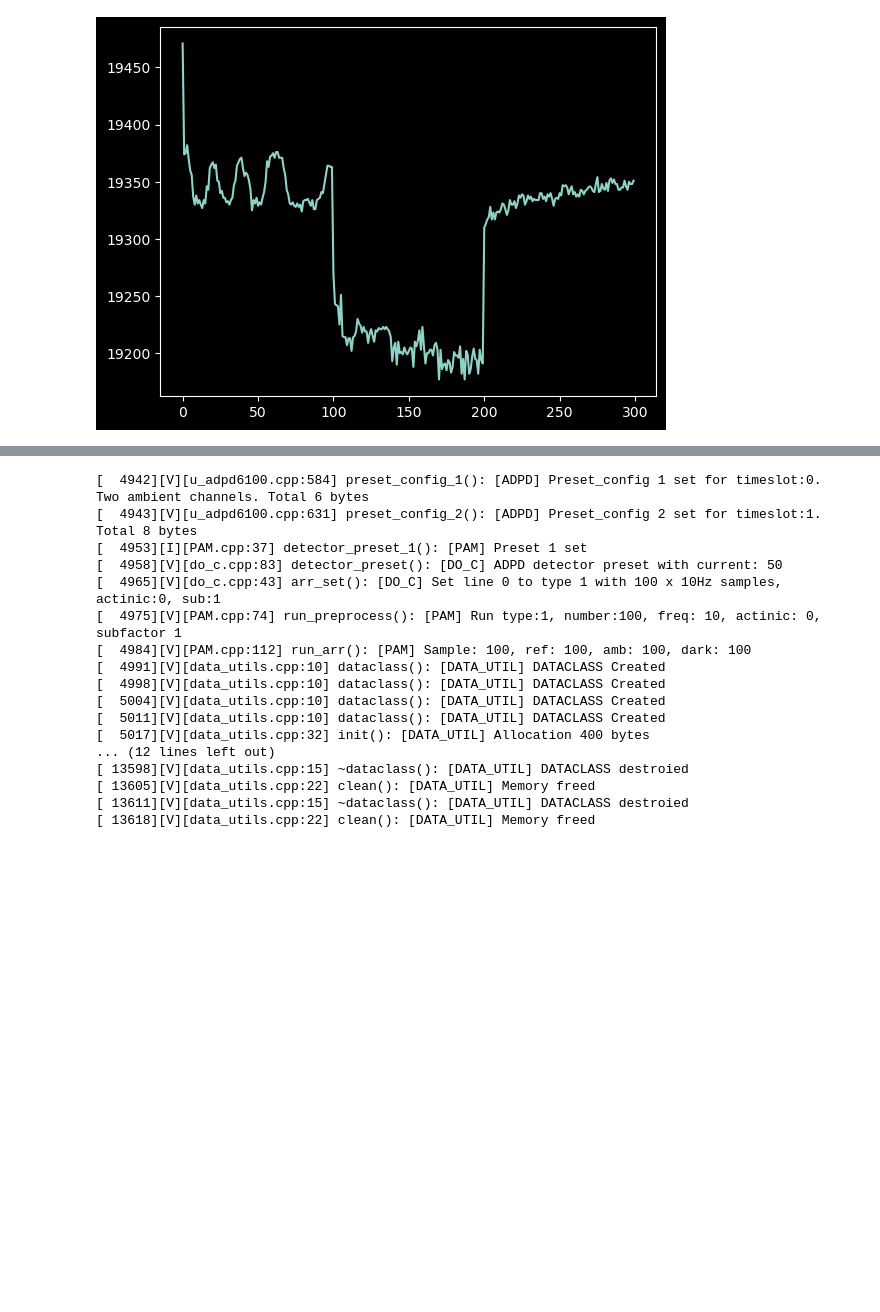
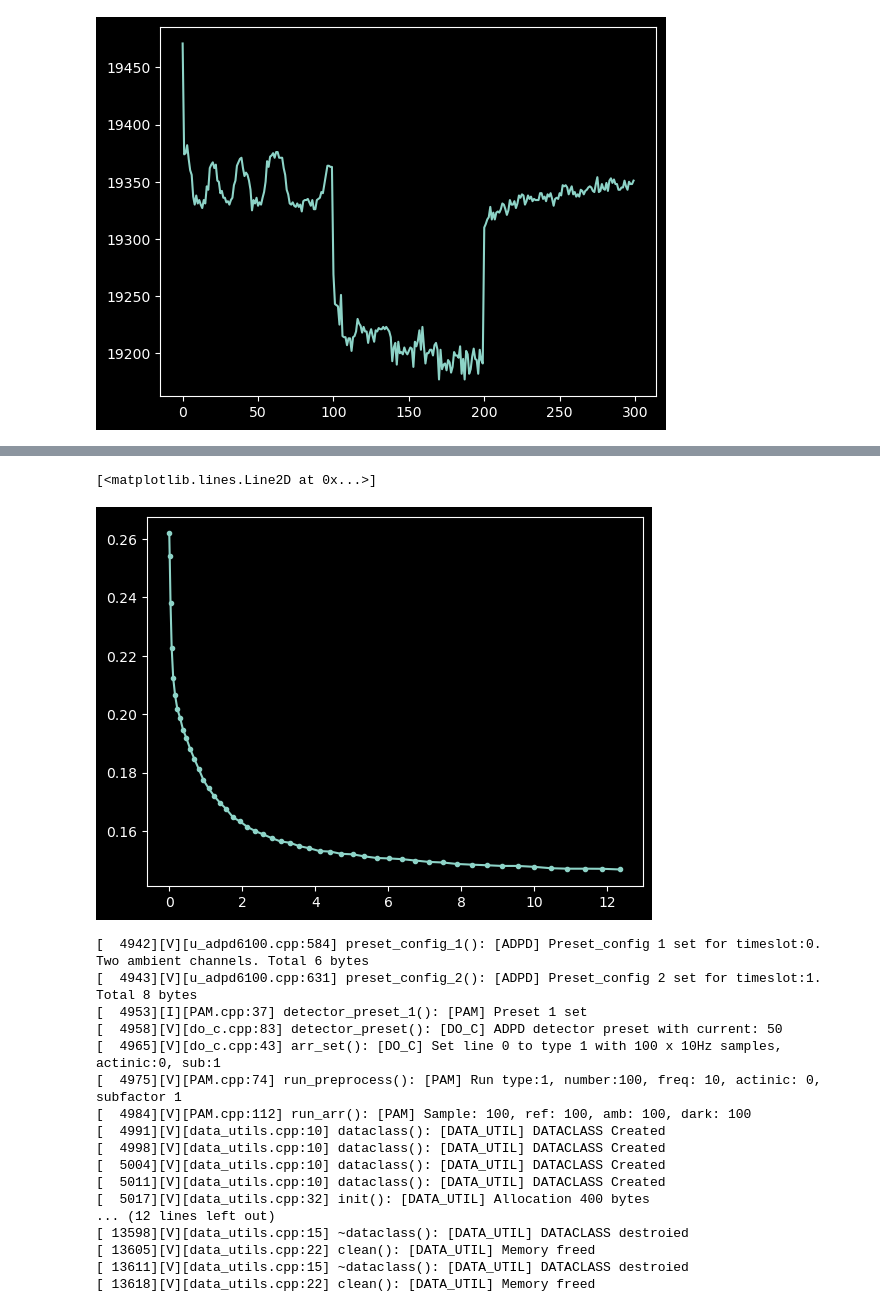
Before and after one commit to Jan-IngenHousz-Institute/ambit, a Jupyter notebook: sender.ipynb, the cells around one changed output, grey strips where cells are left out. Drawn from its saved outputs; the diff is of its cells as text; code cells hidden in the pictures; blank space fills up the shorter version.

```diff
--- a/sender.ipynb
+++ b/sender.ipynb
@@ -144,3 +166,9 @@ plt.xscale('log')
+# %%
+plt.plot((np.array(tl[-50:]) - tl[-50])/1e6, plot_arr[-50:, 0] / plot_arr[-50:, 1], '.-')
+#plt.xscale('log')
+# %% [output]
+[<matplotlib.lines.Line2D at 0x...>]
+[figure, added]
 # %%
 print(outputs)
 # %% [output]
```
Also changed, not shown: parts of 4 cells of this notebook, 1 other file.
